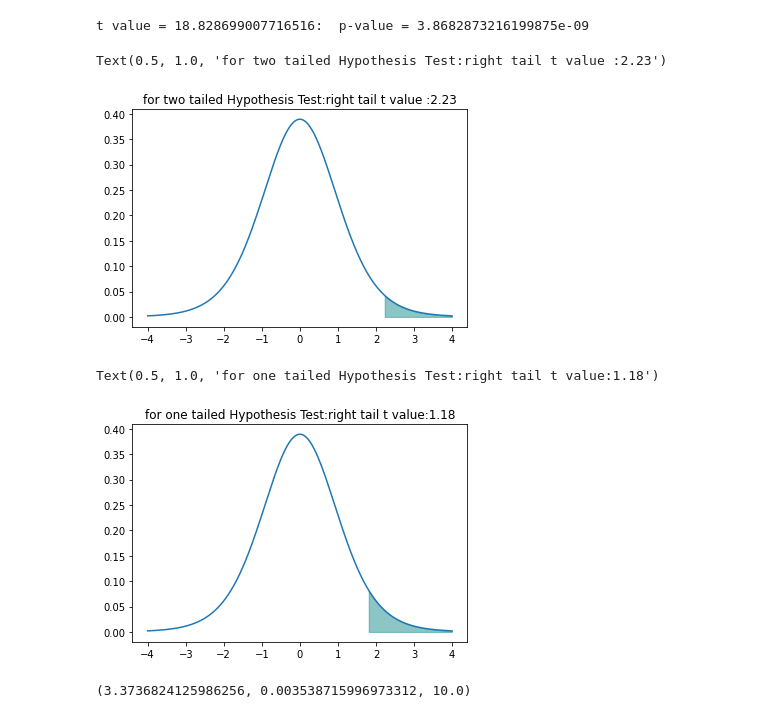
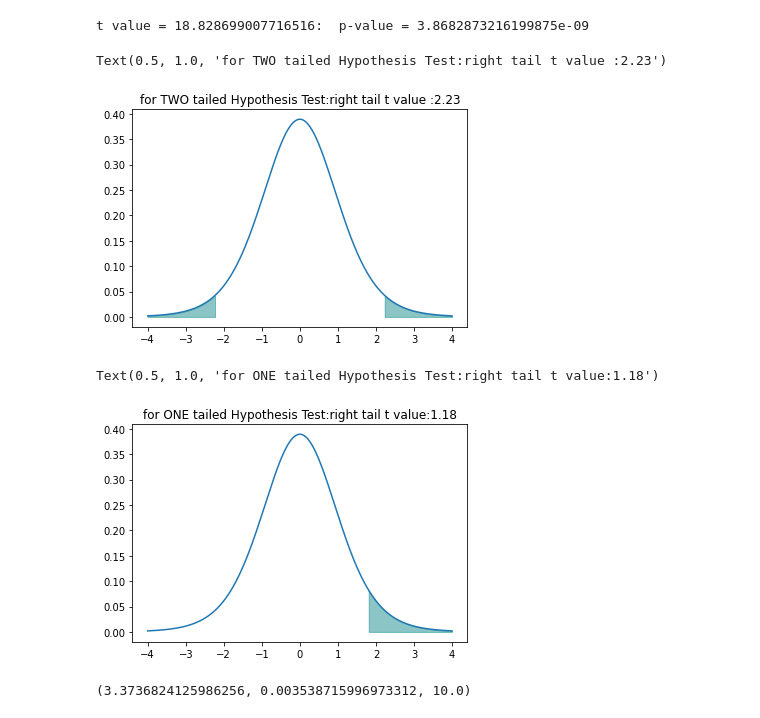
Before and after one commit to IshidaMotohiro/IshidaMotohiro.github.io, a Jupyter notebook: DataScience.ipynb, the cells around one changed output. Drawn from its saved outputs; the diff is of its cells as text; code cells hidden in the pictures.

```diff
--- a/DataScience.ipynb
+++ b/DataScience.ipynb
@@ -582,22 +582,23 @@ t value = 18.828699007716516:  p-value = 3.8682873216199875e-09
 # %%
 ss.t.cdf(2.23, 10)
 ss.t.ppf(0.975,df=10)
 ss.t.ppf(0.975,df=10)
 ss.t.isf(0.05,df=10)
 
 x = np.linspace(-4, 4,1000)
 import scipy.stats as ss
 import matplotlib.pyplot as plt
 t_pdf = ss.t.pdf(x=x, df=10)
 x2 = np.linspace(2.23,4,100)
 # t_2 = ss.t(x2, df=10)
-
+x3 = np.linspace(-4, -2.23,100)
 plt.plot(x, t_pdf)
 plt.fill_between(x2, ss.t.pdf(x2,df=10), alpha=0.45, color='teal')
-plt.title("for two tailed Hypothesis Test:right tail t value :2.23")
+plt.fill_between(x3, ss.t.pdf(x3,df=10), alpha=0.45, color='teal')
+plt.title("for TWO tailed Hypothesis Test:right tail t value :2.23")
 # %% [output]
-Text(0.5, 1.0, 'for two tailed Hypothesis Test:right tail t value :2.23')
+Text(0.5, 1.0, 'for TWO tailed Hypothesis Test:right tail t value :2.23')
-[figure, old version]
+[figure, new version]
 # %%
 x = np.linspace(-4, 4,1000)
 import scipy.stats as ss
@@ -608,9 +609,9 @@ x2 = np.linspace(1.81,4,100)
 
 plt.plot(x, t_pdf)
 plt.fill_between(x2, ss.t.pdf(x2,df=10), alpha=0.45, color='teal')
-plt.title("for one tailed Hypothesis Test:right tail t value:1.18")
+plt.title("for ONE tailed Hypothesis Test:right tail t value:1.18")
 # %% [output]
-Text(0.5, 1.0, 'for one tailed Hypothesis Test:right tail t value:1.18')
+Text(0.5, 1.0, 'for ONE tailed Hypothesis Test:right tail t value:1.18')
 [figure]
 # %%
 from statsmodels.stats.weightstats import ttest_ind
```
